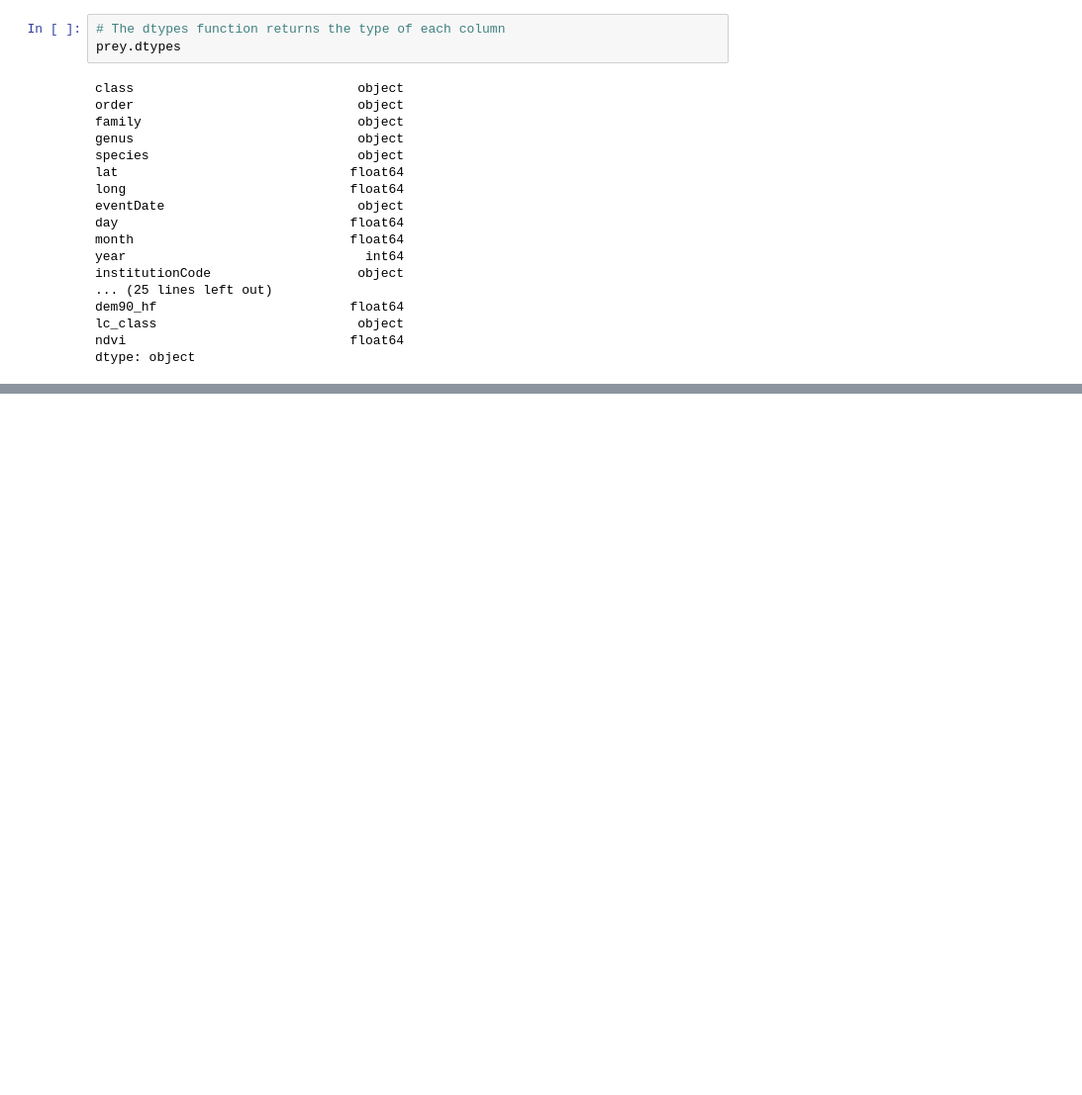
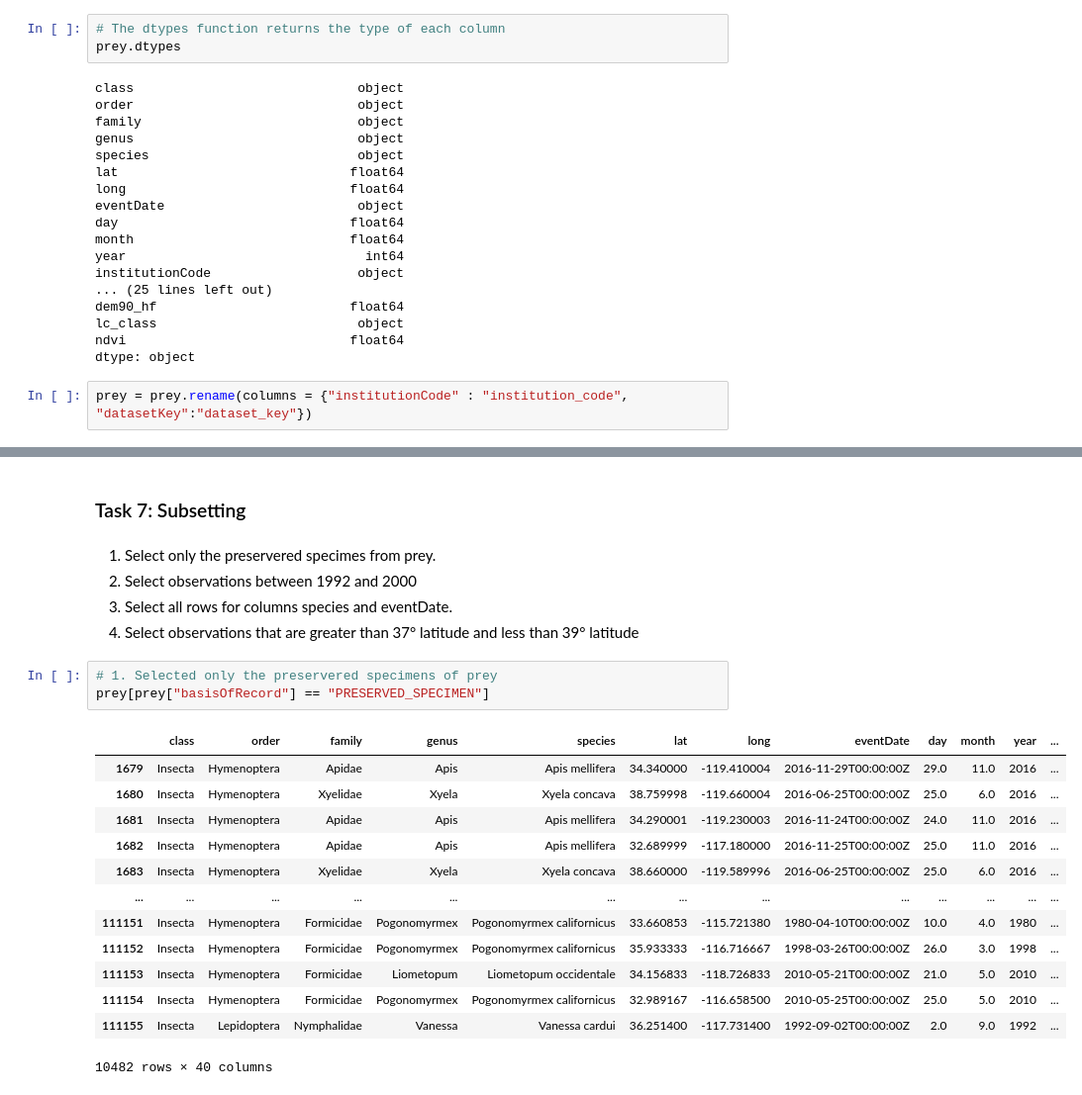
Before and after one commit to vedikaS-byte/eds220-2025-sections, a Jupyter notebook: section-1-data-selection-drylands.ipynb, the cells around one changed output, grey strips where cells are left out. Shown at 99% size. Drawn from its saved outputs; the diff is of its cells as text; blank space fills up the shorter version.

Commit message:
finished task 7

```diff
--- a/section-1-data-selection-drylands.ipynb
+++ b/section-1-data-selection-drylands.ipynb
@@ -155,3 +161,5 @@ dem90_hf                         float64
 lc_class                          object
 ndvi                             float64
 dtype: object
+# %%
+prey = prey.rename(columns = {"institutionCode" : "institution_code", "datasetKey":"dataset_key"})
@@ -157,0 +178,24 @@ dtype: object
+# %% [markdown]
+### Task 7: Subsetting
+# %% [markdown]
+1. Select only the preservered specimes from prey.
+2. Select observations between 1992 and 2000
+3. Select all rows for columns species and eventDate.
+4. Select observations that are greater than 37° latitude and less than 39° latitude
+# %%
+# 1. Selected only the preservered specimens of prey
+prey[prey["basisOfRecord"] == "PRESERVED_SPECIMEN"]
+# %% [output]
+|  | class | order | family | genus | species | lat | long | eventDate | day | month | year | ... |
+| 1679 | Insecta | Hymenoptera | Apidae | Apis | Apis mellifera | 34.340000 | -119.410004 | 2016-11-29T00:00:00Z | 29.0 | 11.0 | 2016 | ... |
+| 1680 | Insecta | Hymenoptera | Xyelidae | Xyela | Xyela concava | 38.759998 | -119.660004 | 2016-06-25T00:00:00Z | 25.0 | 6.0 | 2016 | ... |
+| 1681 | Insecta | Hymenoptera | Apidae | Apis | Apis mellifera | 34.290001 | -119.230003 | 2016-11-24T00:00:00Z | 24.0 | 11.0 | 2016 | ... |
+| 1682 | Insecta | Hymenoptera | Apidae | Apis | Apis mellifera | 32.689999 | -117.180000 | 2016-11-25T00:00:00Z | 25.0 | 11.0 | 2016 | ... |
+| 1683 | Insecta | Hymenoptera | Xyelidae | Xyela | Xyela concava | 38.660000 | -119.589996 | 2016-06-25T00:00:00Z | 25.0 | 6.0 | 2016 | ... |
+| ... | ... | ... | ... | ... | ... | ... | ... | ... | ... | ... | ... | ... |
+| 111151 | Insecta | Hymenoptera | Formicidae | Pogonomyrmex | Pogonomyrmex californicus | 33.660853 | -115.721380 | 1980-04-10T00:00:00Z | 10.0 | 4.0 | 1980 | ... |
+| 111152 | Insecta | Hymenoptera | Formicidae | Pogonomyrmex | Pogonomyrmex californicus | 35.933333 | -116.716667 | 1998-03-26T00:00:00Z | 26.0 | 3.0 | 1998 | ... |
+| 111153 | Insecta | Hymenoptera | Formicidae | Liometopum | Liometopum occidentale | 34.156833 | -118.726833 | 2010-05-21T00:00:00Z | 21.0 | 5.0 | 2010 | ... |
+| 111154 | Insecta | Hymenoptera | Formicidae | Pogonomyrmex | Pogonomyrmex californicus | 32.989167 | -116.658500 | 2010-05-25T00:00:00Z | 25.0 | 5.0 | 2010 | ... |
+| 111155 | Insecta | Lepidoptera | Nymphalidae | Vanessa | Vanessa cardui | 36.251400 | -117.731400 | 1992-09-02T00:00:00Z | 2.0 | 9.0 | 1992 | ... |
+10482 rows × 40 columns
```
Also changed, not shown: parts of 7 cells of this notebook.
